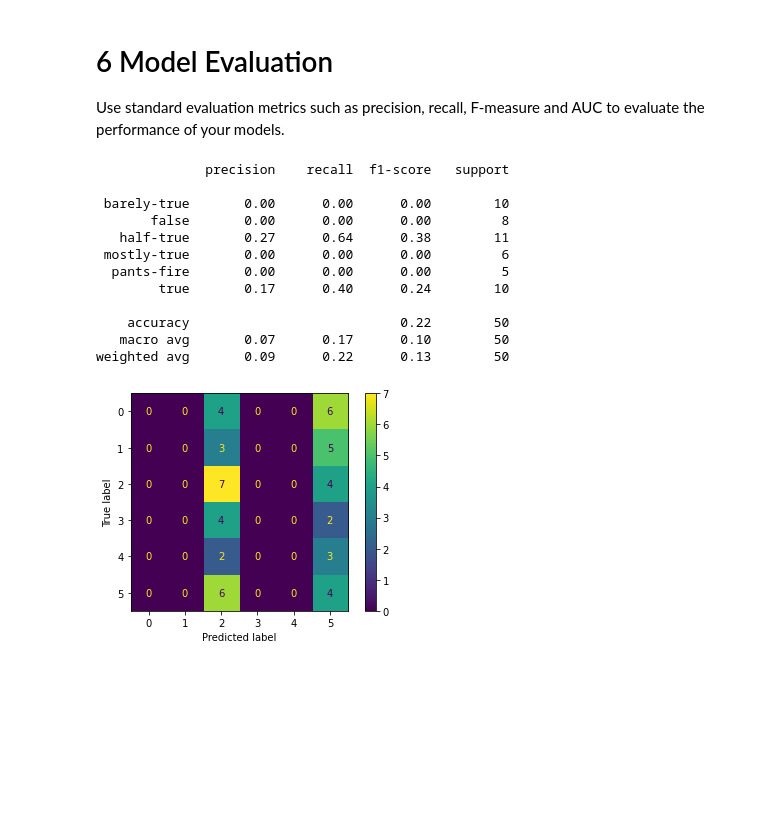
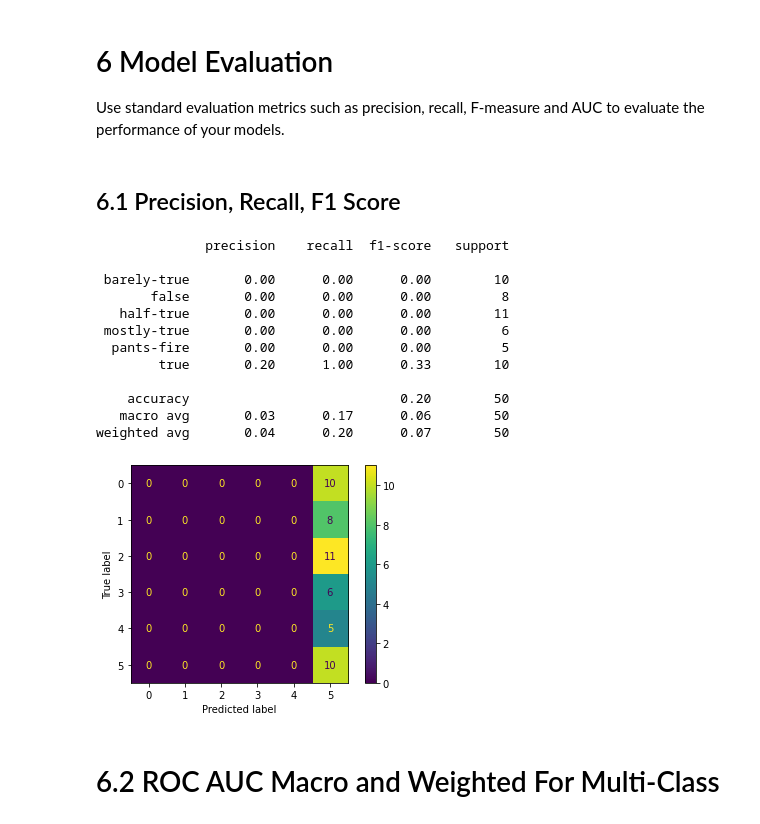
Before and after one commit to hifrickenfive/UniAdelaideAIML, a Jupyter notebook: assignment4/assignment4.ipynb, the cells around one changed output. Drawn from its saved outputs; the diff is of its cells as text; code cells hidden in the pictures; blank space fills up the shorter version.

```diff
--- a/assignment4/assignment4.ipynb
+++ b/assignment4/assignment4.ipynb
@@ -316 +345,6 @@ Source: https://www.projectpro.io/article/multi-class-classification-python-exam
+# %%
+# Randomise rows of data
+train = train.sample(frac=1).reset_index(drop=True)
+test = test.sample(frac=1).reset_index(drop=True)
+val = val.sample(frac=1).reset_index(drop=True)
 # %% [markdown]
@@ -561,11 +703,16 @@ optimise them to further improve the performance of your LSTM model.
 # %%
-# myLSTM = Sequential()
-# myLSTM.add(Embedding(MAX_NUM_WORDS, 128))
-# myLSTM.add(LSTM(128, dropout=0.2, recurrent_dropout=0.2))
-# myLSTM.add(Dense(6, activation='sigmoid'))
-# myLSTM.compile(loss='binary_crossentropy', optimizer='adam', metrics=['accuracy'])
+# Create Deep Learning Network
+myLSTM = Sequential()
+myLSTM.add(Embedding(MAX_NUM_WORDS, 128))
+myLSTM.add(LSTM(128, dropout=0.2, recurrent_dropout=0.2, return_sequences=True))
+myLSTM.add(LSTM(128, dropout=0.2, recurrent_dropout=0.2, return_sequences=True))
+myLSTM.add(LSTM(128, dropout=0.2, recurrent_dropout=0.2))
+myLSTM.add(Dense(20, activation='sigmoid'))
+myLSTM.add(Dense(6, activation='sigmoid'))
+myLSTM.compile(loss='binary_crossentropy', optimizer='adam', metrics=['accuracy'])
 
-# print('Train...')
-# result = myLSTM.fit(train_data, y_train, batch_size=32, epochs=3, validation_data=(test_data, y_test))
-# score, acc = myLSTM.evaluate(test_data, y_test, batch_size=10)
-# print('LSTM predication accuracy:', acc)
+# Train The Model
+print('Training the model...')
+result = myLSTM.fit(trainData, yTrain, batch_size=32, epochs=3, validation_data=(testData, yTest))
+score, acc = myLSTM.evaluate(testData, yTest, batch_size=10)
+print('LSTM predication accuracy:', acc)
@@ -573,43 +733,45 @@ optimise them to further improve the performance of your LSTM model.
 # 6 Model Evaluation
 Use standard evaluation metrics such as precision, recall, F-measure and AUC to evaluate the
 performance of your models.
+# %% [markdown]
+## 6.1 Precision, Recall, F1 Score
 # %%
 # Precision = TP / (TP + FP) is concerned with the proportion of predicted positives is truly positive (row)
 # Recall  = TP / (TP + FN) is concerned with the proportion of actual positives are correctly classified (column)
 # F1 score = 2 x (precision x recall) / (precision + recall). F1 scores need to be used with care because they give equal weigh to precision and recall!
 
-from sklearn import metrics
-
 # Predict on training data
-y_pred = myLSTM.predict(y_train)
+y_pred = myLSTM.predict(yTrain)
 
 # Preproces back to class labels
-y_predRounded =np.argmax(y_pred, axis=1) # Convert from OHE back to single column of integers
-y_testRounded = np.argmax(y_test, axis=1) # Convert from OHE back to single column of  integers
-yPredString = [labelMappings[integerClass] for integerClass in y_predRounded] # Convert labels from intergers to strings
-yTestString = [labelMappings[integerClass] for integerClass in y_testRounded] # Convert labels from intergers to strings
+yPredRounded =np.argmax(y_pred, axis=1) # Convert from OHE back to single column of integers
+yTestRounded = np.argmax(yTest, axis=1) # Convert from OHE back to single column of  integers
+yPredString = [labelMapIntAsKey[integerLabel] for integerLabel in yPredRounded] # Convert labels from intergers to strings
+yTestString = [labelMapIntAsKey[integerLabel] for integerLabel in yTestRounded] # Convert labels from intergers to strings
 
 # Evaluate Confusion Matrix
 cm = metrics.confusion_matrix(yTestString, yPredString)
-cmDisp = metrics.ConfusionMatrixDisplay(cm, display_labels=[values for key, values in label_mappings.items()])
+cmDisp = metrics.ConfusionMatrixDisplay(cm, display_labels=[values for key, values in labelMap.items()])
 cmDisp.plot()
 
 # Evaluate Precision, Recall, F1-Score
 print(metrics.classification_report(yTestString, yPredString))
 # %% [output]
               precision    recall  f1-score   support
 
  barely-true       0.00      0.00      0.00        10
        false       0.00      0.00      0.00         8
-   half-true       0.27      0.64      0.38        11
+   half-true       0.00      0.00      0.00        11
  mostly-true       0.00      0.00      0.00         6
   pants-fire       0.00      0.00      0.00         5
-        true       0.17      0.40      0.24        10
+        true       0.20      1.00      0.33        10
 
-    accuracy                           0.22        50
-   macro avg       0.07      0.17      0.10        50
-weighted avg       0.09      0.22      0.13        50
+    accuracy                           0.20        50
+   macro avg       0.03      0.17      0.06        50
+weighted avg       0.04      0.20      0.07        50
-[figure, old version]
+[figure, new version]
+# %% [markdown]
+# 6.2 ROC AUC Macro and Weighted For Multi-Class
 # %%
 # ROC is for binary classification. So we need to use One vs. One and One vs. Rest for multiclass classification.
 # Note: ROC for multi-class can be macro or weighted since we need to effectively collapse the ROCs for each label into one metric.
```
Also changed, not shown: parts of 55 cells of this notebook.
